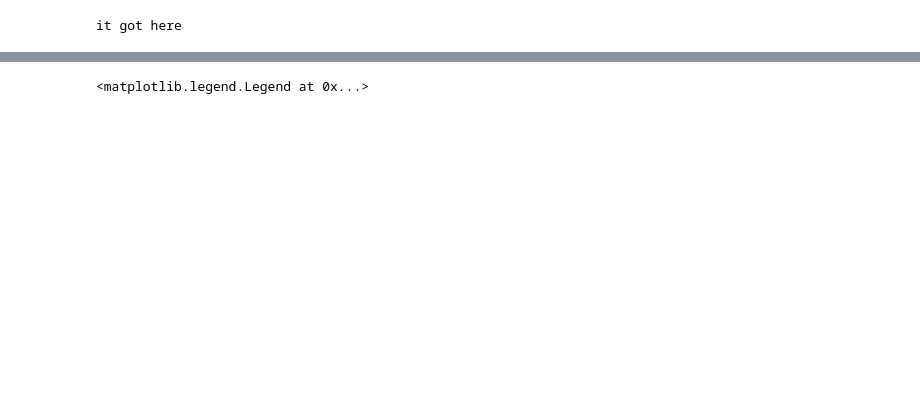
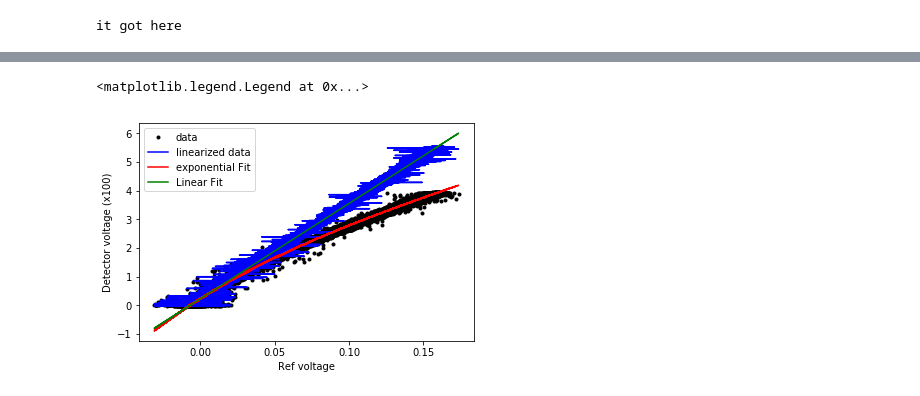
Before and after one commit to arikaplan/polaris_software, a Jupyter notebook: notebook/greenpol_get_compression_fit_values.ipynb, the cells around one changed output, grey strips where cells are left out. Cells and saved outputs as stored; diff of their text form; code cells hidden in the pictures; blank space fills up the shorter version.

```diff
--- a/notebook/greenpol_get_compression_fit_values.ipynb
+++ b/notebook/greenpol_get_compression_fit_values.ipynb
@@ -230,7 +234,7 @@ NameError: name 'expars1' is not defined
 # %%
-dsmod1=(rs1-pars1[0])/pars1[1]
-dsmod2=(rs2-pars2[0])/pars2[1]
-dsmod3=(rs3-pars3[0])/pars3[1]
+#dsmod1=(rs1-linpars1[0])/linpars1[1]
+dsmod2=(rs2-linpars2[0])/linpars2[1]
+#dsmod3=(rs3-linpars3[0])/linpars3[1]
 # %%
 #store/save the linear and nonlinear fit parameters from 3/23/2018
 expars1 = [-0.84993233 ,9.78598864,  0.66668683, 12.19587388]
@@ -297,39 +279,15 @@ Vlin3=linearize_Vexp(ds3,lkp3)
-# %%
-figure()
-title('Horn 1 Hi')
-plot(rs1,ds1,label='data')
-expmod1=compfunc(rs1,expars1)
-plot(rsf1,dsf1,label='data for linear fit')
-plot(rs1,Vlin1,label='linearized data')
-plot(rs1,expmod1,label='exponential Fit')
-plot(rs1,dsmod1,label='Linear Fit')
-
-ylabel('Detector voltage (x100)')
-xlabel('Ref voltage (H1LoDC)')
-legend()
-
-figure()
-title('Horn 2 Hi')
-plot(rs2,ds2,label='data')
-expmod2=compfunc(rs2,expars2)
-plot(rsf2,dsf2,label='data for linear fit')
-plot(rs2,Vlin2,label='linearized data')
-plot(rs2,expmod2,label='exponential Fit')
-plot(rs2,dsmod2,label='Linear Fit')
-ylabel('Detector voltage (x100)')
-xlabel('Ref voltage (H1LoDC)')
-legend()
-
-figure()
-title('Horn 3 Hi')
-plot(rs3,ds3,label='data')
-expmod3=compfunc(rs3,expars3)
-plot(rsf3,dsf3,label='data for linear fit')
-plot(rs3,Vlin3,label='linearized data')
-plot(rs3,expmod3,label='exponential Fit')
-plot(rs3,dsmod3,label='Linear Fit')
-ylabel('Detector voltage (x100)')
-xlabel('Ref voltage (H1LoDC)')
-legend()
-# %% [output]
-<matplotlib.legend.Legend at 0x...>
+# %%
+sign = -1
+figure()
+plot(sign*rs2,sign*ds2,'k.',label='data')
+expmod2=compfunc(rs2,expars2)
+#plot(sign*rsf2,sign*dsf2,label='data for linear fit')
+plot(sign*rs2,sign*Vlin2, 'b-',label='linearized data')
+plot(sign*rs2,sign*expmod2, 'r-',label='exponential Fit')
+plot(sign*rs2,sign*dsmod2, 'g-',label='Linear Fit')
+ylabel('Detector voltage (x100)')
+xlabel('Ref voltage')
+legend()
+# %% [output]
+<matplotlib.legend.Legend at 0x...>
+[figure, added]
```
Also changed, not shown: parts of 16 cells of this notebook.
